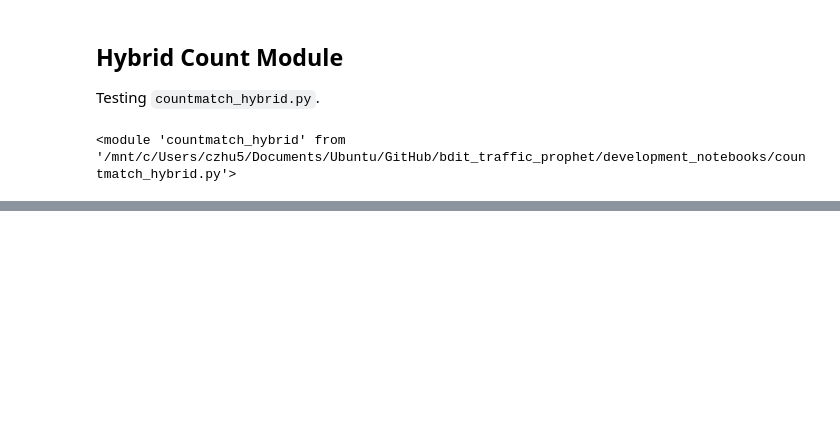
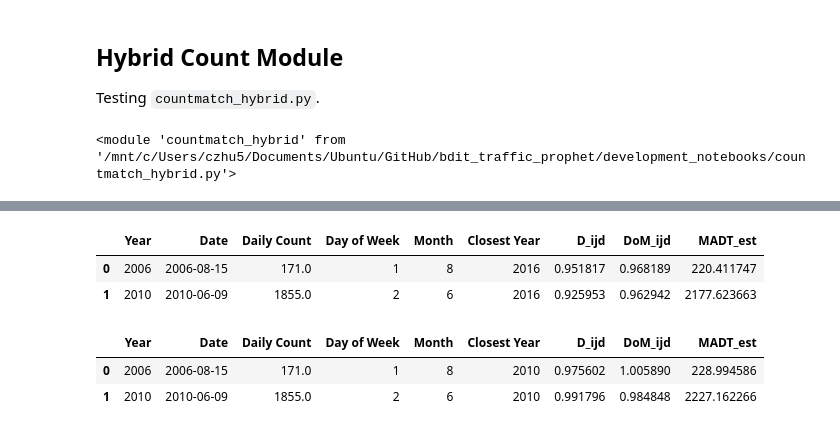
Before and after one commit to CityofToronto/bdit_traffic_prophet, a Jupyter notebook: development_notebooks/CountmatchDev4-FunctionTests.ipynb, the cells around one changed output, grey strips where cells are left out. Drawn from its saved outputs; the diff is of its cells as text; code cells hidden in the pictures; blank space fills up the shorter version.

```diff
--- a/development_notebooks/CountmatchDev4-FunctionTests.ipynb
+++ b/development_notebooks/CountmatchDev4-FunctionTests.ipynb
@@ -136,0 +196,35 @@ bag_aadt_estimates
+# %%
+tc = rdr_bag.sttcs[-175]
+ptcs = rdr_bag.ptcs
+want_year = 2019
+n_neighbours=5
+single_direction=True,
+
+# Find nearest neighbours in same direction.
+neighbour_ptcs = cmc.get_neighbours(
+    tc, ptcs, nb, n_neighbours=n_neighbours,
+    single_direction=single_direction)
+
+# Determine minimum MSE tables for closest neighbouring PTCs.
+mses = []
+for ptc in neighbour_ptcs:
+    ptc_match = cmh.get_ptc_match(tc, ptc)
+    # growth_factor = (override_growth_factor if override_growth_factor
+    #                  else ptc.growth_factor)
+    mses.append((ptc.count_id,) +
+                cmh.estimate_mse(ptc_match, ptc, want_year,
+                             cmc.get_citywide_growth_factor(rdr_bag)))
+# Retrieve `ptc_match` table of minimum MSE PTC.
+min_countid, mmse_ptc_match = min(mses, key=lambda x: x[-1])[0:2]
+# %%
+mses[0][1]
+# %% [output]
+|  | Year | Date | Daily Count | Day of Week | Month | Closest Year | D_ijd | DoM_ijd | MADT_est |
+| 0 | 2006 | 2006-08-15 | 171.0 | 1 | 8 | 2016 | 0.951817 | 0.968189 | 220.411747 |
+| 1 | 2010 | 2010-06-09 | 1855.0 | 2 | 6 | 2016 | 0.925953 | 0.962942 | 2177.623663 |
+# %%
+mses[1][1]
+# %% [output]
+|  | Year | Date | Daily Count | Day of Week | Month | Closest Year | D_ijd | DoM_ijd | MADT_est |
+| 0 | 2006 | 2006-08-15 | 171.0 | 1 | 8 | 2010 | 0.975602 | 1.005890 | 228.994586 |
+| 1 | 2010 | 2010-06-09 | 1855.0 | 2 | 6 | 2010 | 0.991796 | 0.984848 | 2227.162266 |
```
Also changed, not shown: parts of 13 cells of this notebook, 3 other files.
